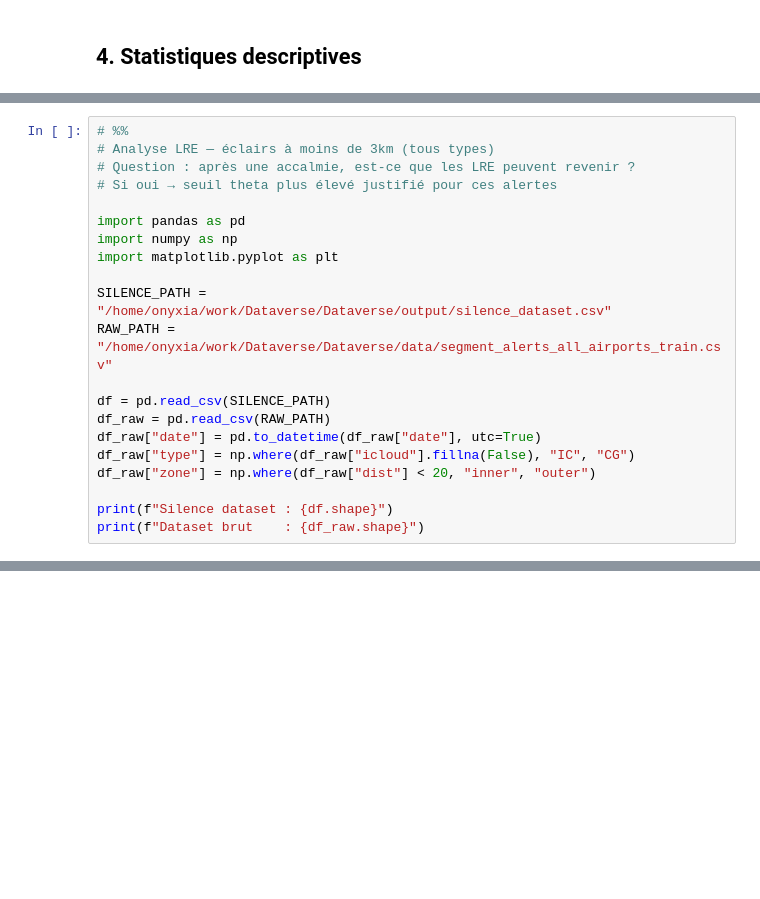
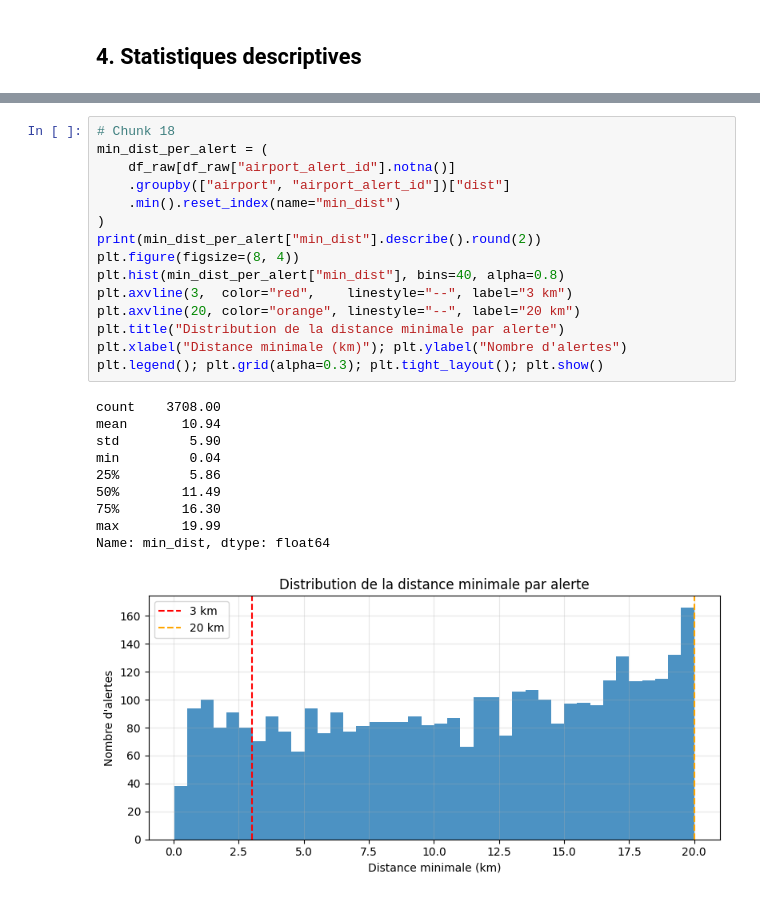
Before and after one commit to N-Mehdi/Dataverse, a Jupyter notebook: data/exploration.ipynb, the cells around one changed output, grey strips where cells are left out. Saved outputs shown, nothing was run; the diff lists cells and outputs as text; blank space fills up the shorter version.

```diff
--- a/data/exploration.ipynb
+++ b/data/exploration.ipynb
@@ -1497,21 +147,0 @@ CONCLUSION :
-# %%
-# %%
-# Analyse LRE — éclairs à moins de 3km (tous types)
-# Question : après une accalmie, est-ce que les LRE peuvent revenir ?
-# Si oui → seuil theta plus élevé justifié pour ces alertes
-
-import pandas as pd
-import numpy as np
-import matplotlib.pyplot as plt
-
-SILENCE_PATH = "/home/onyxia/work/Dataverse/Dataverse/output/silence_dataset.csv"
-RAW_PATH = "/home/onyxia/work/Dataverse/Dataverse/data/segment_alerts_all_airports_train.csv"
-
-df = pd.read_csv(SILENCE_PATH)
-df_raw = pd.read_csv(RAW_PATH)
-df_raw["date"] = pd.to_datetime(df_raw["date"], utc=True)
-df_raw["type"] = np.where(df_raw["icloud"].fillna(False), "IC", "CG")
-df_raw["zone"] = np.where(df_raw["dist"] < 20, "inner", "outer")
-
-print(f"Silence dataset : {df.shape}")
-print(f"Dataset brut    : {df_raw.shape}")
@@ -4592,0 +362,26 @@ Lift : 1.45x
+# %%
+# Chunk 18
+min_dist_per_alert = (
+    df_raw[df_raw["airport_alert_id"].notna()]
+    .groupby(["airport", "airport_alert_id"])["dist"]
+    .min().reset_index(name="min_dist")
+)
+print(min_dist_per_alert["min_dist"].describe().round(2))
+plt.figure(figsize=(8, 4))
+plt.hist(min_dist_per_alert["min_dist"], bins=40, alpha=0.8)
+plt.axvline(3,  color="red",    linestyle="--", label="3 km")
+plt.axvline(20, color="orange", linestyle="--", label="20 km")
+plt.title("Distribution de la distance minimale par alerte")
+plt.xlabel("Distance minimale (km)"); plt.ylabel("Nombre d'alertes")
+plt.legend(); plt.grid(alpha=0.3); plt.tight_layout(); plt.show()
+# %% [output]
+count    3708.00
+mean       10.94
+std         5.90
+min         0.04
+25%         5.86
+50%        11.49
+75%        16.30
+max        19.99
+Name: min_dist, dtype: float64
+[figure, added]
```
Also changed, not shown: parts of 182 cells of this notebook, 18 other files.
